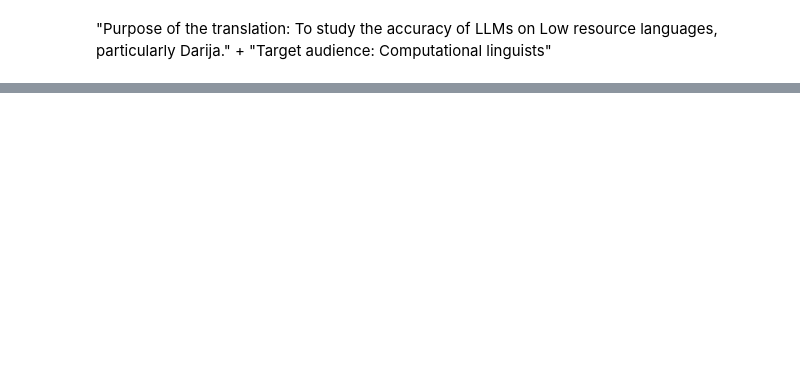
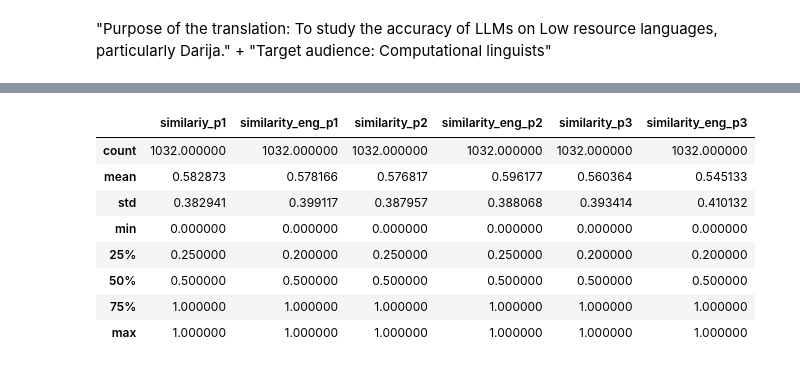
Before and after one commit to yassir28/Darija-LLMs, a Jupyter notebook: verbs v2.ipynb/2. persona.ipynb, the cells around one changed output, grey strips where cells are left out. Cells and saved outputs as stored; diff of their text form; code cells hidden in the pictures; blank space fills up the shorter version.

```diff
--- a/verbs v2.ipynb/2. persona.ipynb
+++ b/verbs v2.ipynb/2. persona.ipynb
@@ -80,0 +113,88 @@ work from now on is with average. Makes sense than threshold.
+# %%
+import matplotlib.pyplot as plt
+from nltk.corpus import wordnet as wn
+
+
+eng = dataset['eng']
+p1_transl = dataset['p1_transl']
+eng_p1_transl = dataset['eng_p1_transl']
+p2_transl = dataset['p2_transl']
+eng_p2_transl = dataset['eng_p2_transl']
+p3_transl = dataset['p3_transl']
+eng_p3_transl = dataset['eng_p3_transl']
+
+
+eng = [verb.replace(" ", "_") for verb in eng]
+p1_transl = [verb.replace(" ", "_") for verb in p1_transl]
+eng_p1_transl = [verb.replace(" ", "_") for verb in eng_p1_transl]
+p2_transl = [verb.replace(" ", "_") for verb in p2_transl]
+eng_p2_transl = [verb.replace(" ", "_") for verb in eng_p2_transl]
+p3_transl = [verb.replace(" ", "_") for verb in p3_transl]
+eng_p3_transl = [verb.replace(" ", "_") for verb in eng_p3_transl]
+
+
+
+def max_path_similarity(word1, word2):
+    """Calculate the maximum path similarity between two words."""
+
+    synsets1 = wn.synsets(word1, pos=wn.VERB)
+    synsets2 = wn.synsets(word2, pos=wn.VERB)
+    max_score = 0
+    for syn1 in synsets1:
+        for syn2 in synsets2:
+            score = syn1.path_similarity(syn2)
+            if score and score > max_score:
+                max_score = score
+    return max_score
+
+def evaluate_pairs(transl,threshold=0.5):
+    """Evaluating each pair using WordNet path similarity and a threshold."""
+    results = []
+    for i in range(len(transl)):
+        word1, word2 = transl[i], eng[i]
+        similarity = max_path_similarity(word1, word2)
+        results.append((word1, word2, similarity, similarity >= threshold))
+    return results
+
+
+
+results_p1 = evaluate_pairs(p1_transl)
+results_eng_p1 = evaluate_pairs(eng_p1_transl)
+results_p2 = evaluate_pairs(p2_transl)
+results_eng_p2 = evaluate_pairs(eng_p2_transl)
+results_p3 = evaluate_pairs(p3_transl)
+results_eng_p3 = evaluate_pairs(eng_p3_transl)
+
+
+dataset['similariy_p1'] = [item[2] for item in results_p1]
+dataset['similarity_eng_p1'] = [item[2] for item in results_eng_p1]
+dataset['similarity_p2'] = [item[2] for item in results_p2]
+dataset['similarity_eng_p2'] = [item[2] for item in results_eng_p2]
+dataset['similarity_p3'] = [item[2] for item in results_p3]
+dataset['similarity_eng_p3'] = [item[2] for item in results_eng_p3]
+
+
+
+p1_s = dataset['similariy_p1']
+ep1_s = dataset['similarity_eng_p1']
+p2_s = dataset['similarity_p2']
+ep2_s = dataset['similarity_eng_p2']
+p3_s = dataset['similarity_p3']
+ep3_s = dataset['similarity_eng_p3']
+
+p1= dataset['similariy_p1'].mean()
+ep1= dataset['similarity_eng_p1'].mean()
+p2= dataset['similarity_p2'].mean()
+ep2= dataset['similarity_eng_p2'].mean()
+p3= dataset['similarity_p3'].mean()
+ep3= dataset['similarity_eng_p3'].mean()
+
+
+print(f'Mean value of similarities in the first darija prompt is: {p1}')
+print(f'Mean value of similarities in the first english prompt is: {ep1}')
+print(f'Mean value of similarities in the second darija prompt is: {p2}')
+print(f'Mean value of similarities in the second englsih prompt is: {ep2}')
+print(f'Mean value of similarities in the third darija prompt is: {p3}')
+print(f'Mean value of similarities in the third english prompt is: {ep3}')
+dataset.describe()
+# %% [output]
@@ -80,0 +207,9 @@ work from now on is with average. Makes sense than threshold.
+|  | similariy_p1 | similarity_eng_p1 | similarity_p2 | similarity_eng_p2 | similarity_p3 | similarity_eng_p3 |
+| count | 1032.000000 | 1032.000000 | 1032.000000 | 1032.000000 | 1032.000000 | 1032.000000 |
+| mean | 0.582873 | 0.578166 | 0.576817 | 0.596177 | 0.560364 | 0.545133 |
+| std | 0.382941 | 0.399117 | 0.387957 | 0.388068 | 0.393414 | 0.410132 |
+| min | 0.000000 | 0.000000 | 0.000000 | 0.000000 | 0.000000 | 0.000000 |
+| 25% | 0.250000 | 0.200000 | 0.250000 | 0.250000 | 0.200000 | 0.200000 |
+| 50% | 0.500000 | 0.500000 | 0.500000 | 0.500000 | 0.500000 | 0.500000 |
+| 75% | 1.000000 | 1.000000 | 1.000000 | 1.000000 | 1.000000 | 1.000000 |
+| max | 1.000000 | 1.000000 | 1.000000 | 1.000000 | 1.000000 | 1.000000 |
```
Also changed, not shown: parts of 17 cells of this notebook, 19 other files.
